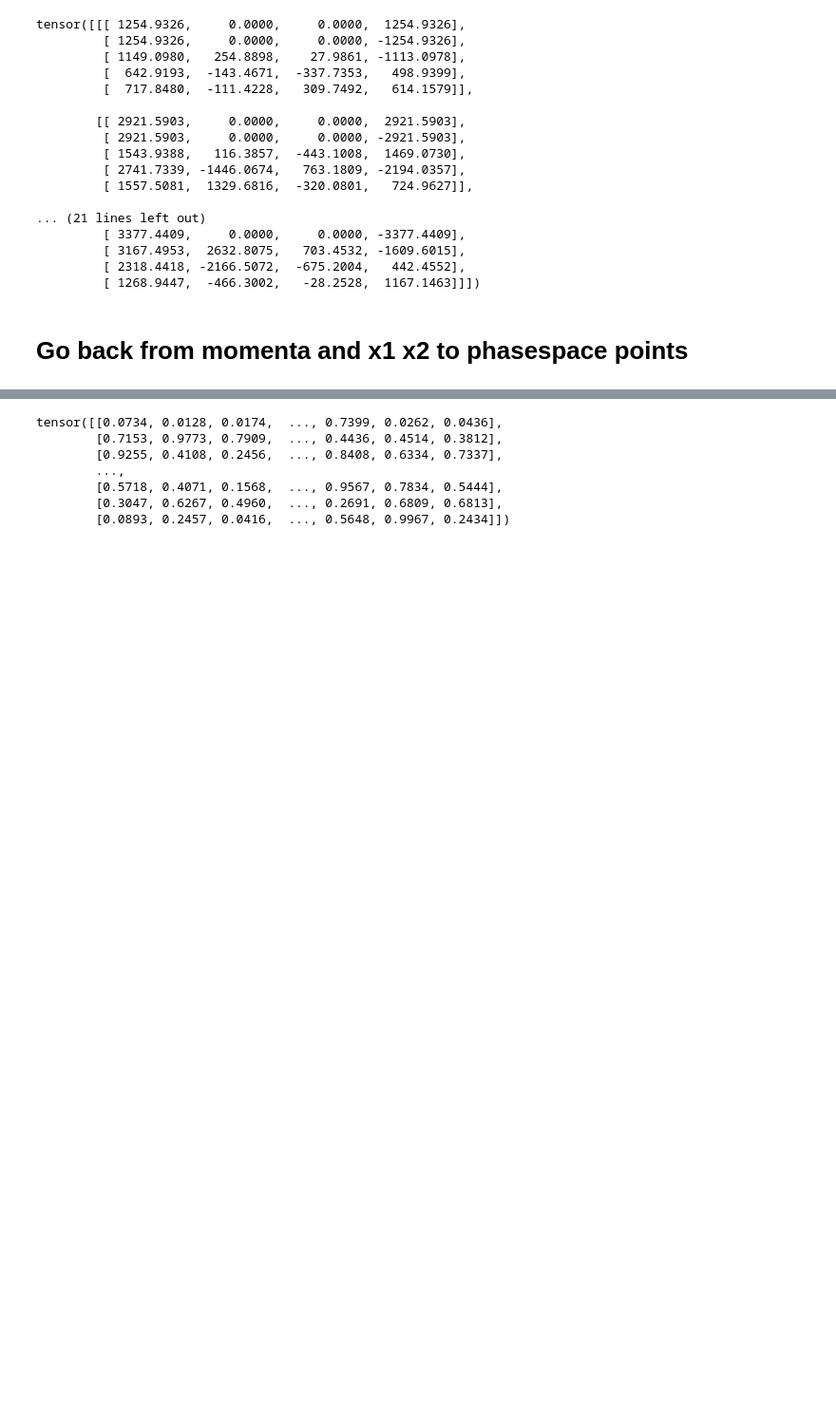
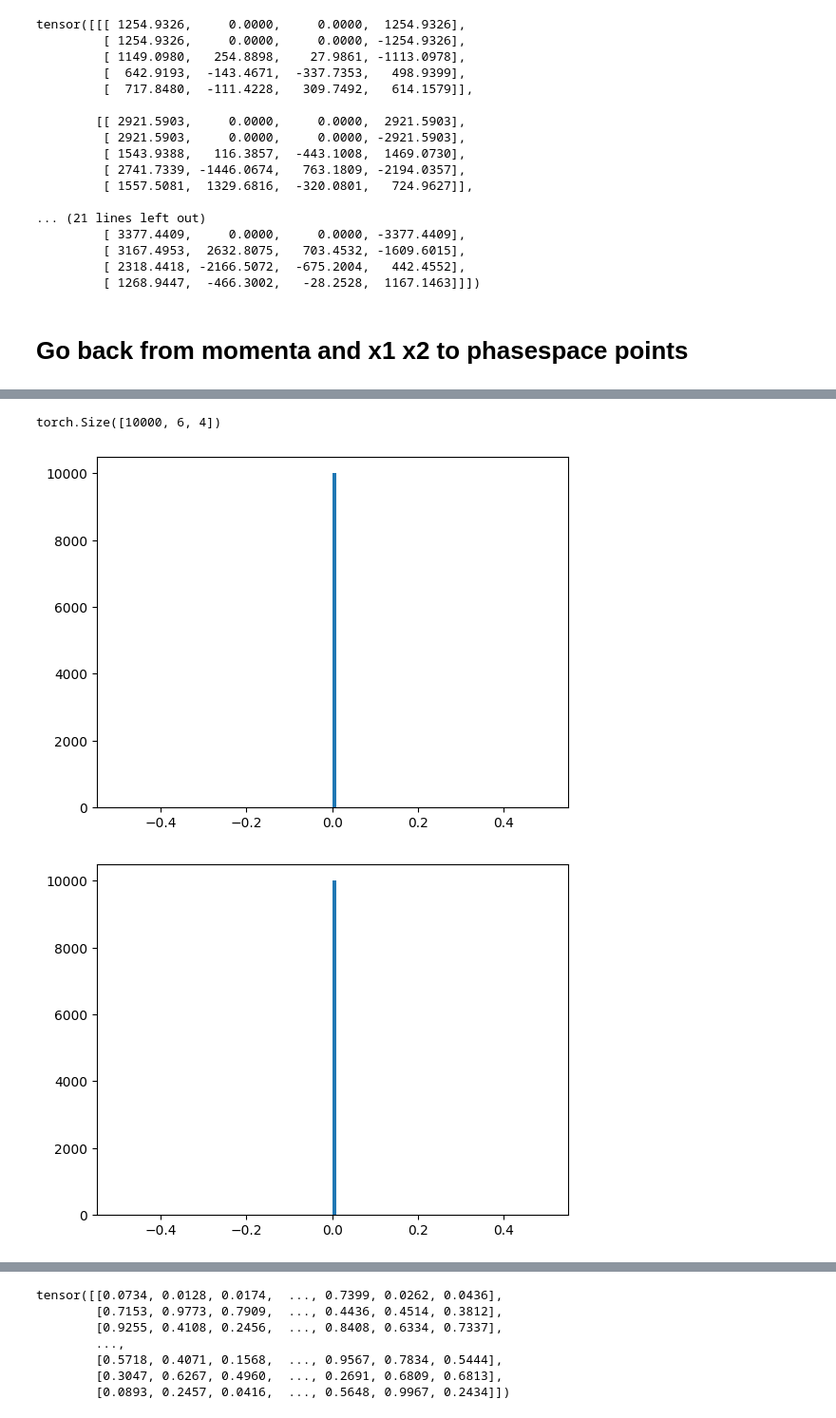
Before and after one commit to valsdav/MEMFlow, a Jupyter notebook: notebooks/RamboPartonConversion.ipynb, the cells around one changed output, grey strips where cells are left out. Shown at 95% size. Cells and saved outputs as stored; diff of their text form; code cells hidden in the pictures; blank space fills up the shorter version.

```diff
--- a/notebooks/RamboPartonConversion.ipynb
+++ b/notebooks/RamboPartonConversion.ipynb
@@ -103,0 +106,15 @@ plt.hist(points_out - r, bins=100, range=(-1e-4, 1e-4))
+# %%
+mom_old, weight, x1, x2 = phasespace.get_momenta_from_ps_old(PS)
+mom, weight, x1, x2 = phasespace.get_momenta_from_ps(PS)
+
+print(mom.shape)
+
+particle = 4
+
+for i in range(4):
+    plt.hist(mom_old[:,particle,i].numpy() - mom[:,particle,i].numpy(), bins=100)
+    plt.show()
+# %% [output]
+torch.Size([10000, 6, 4])
+[figure, added]
+[figure, added]
```
Also changed, not shown: parts of 9 cells of this notebook.
